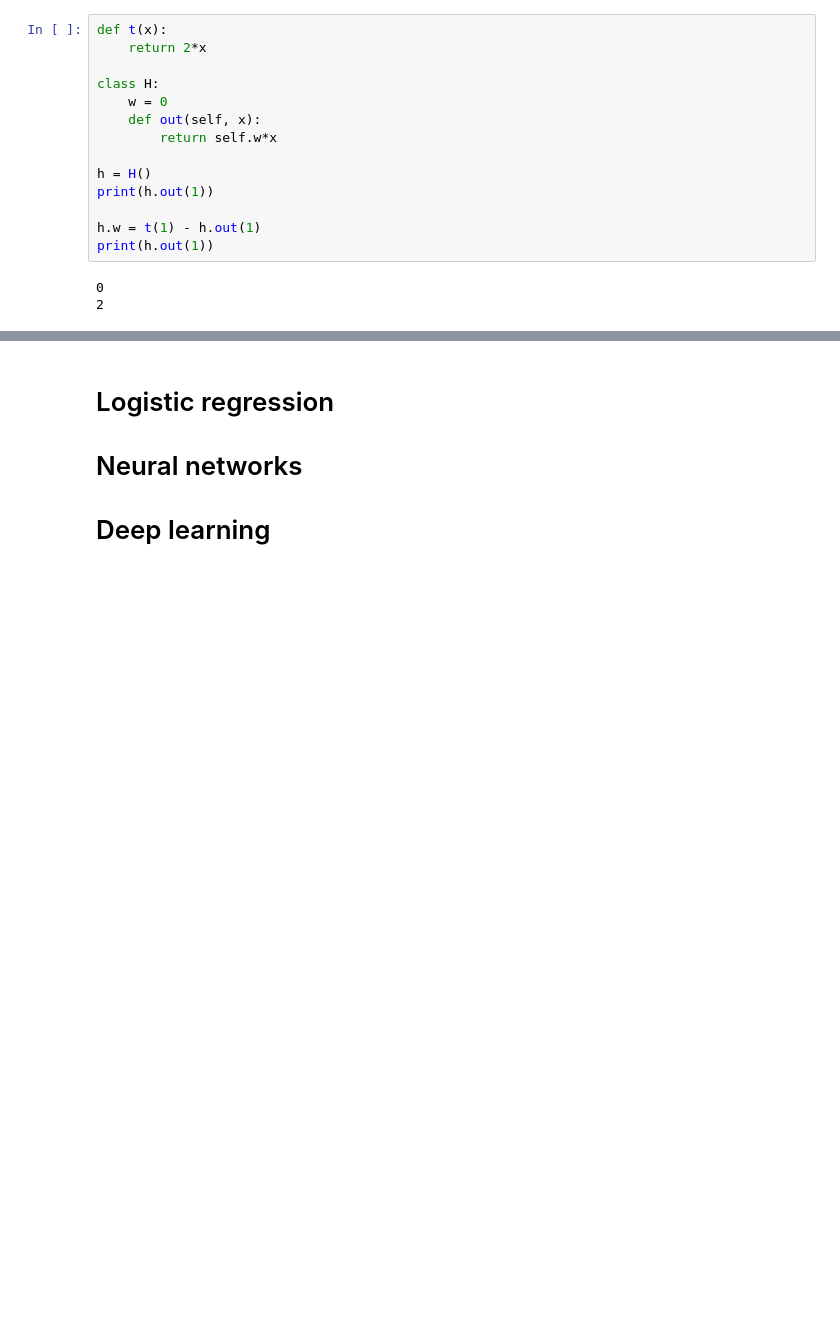
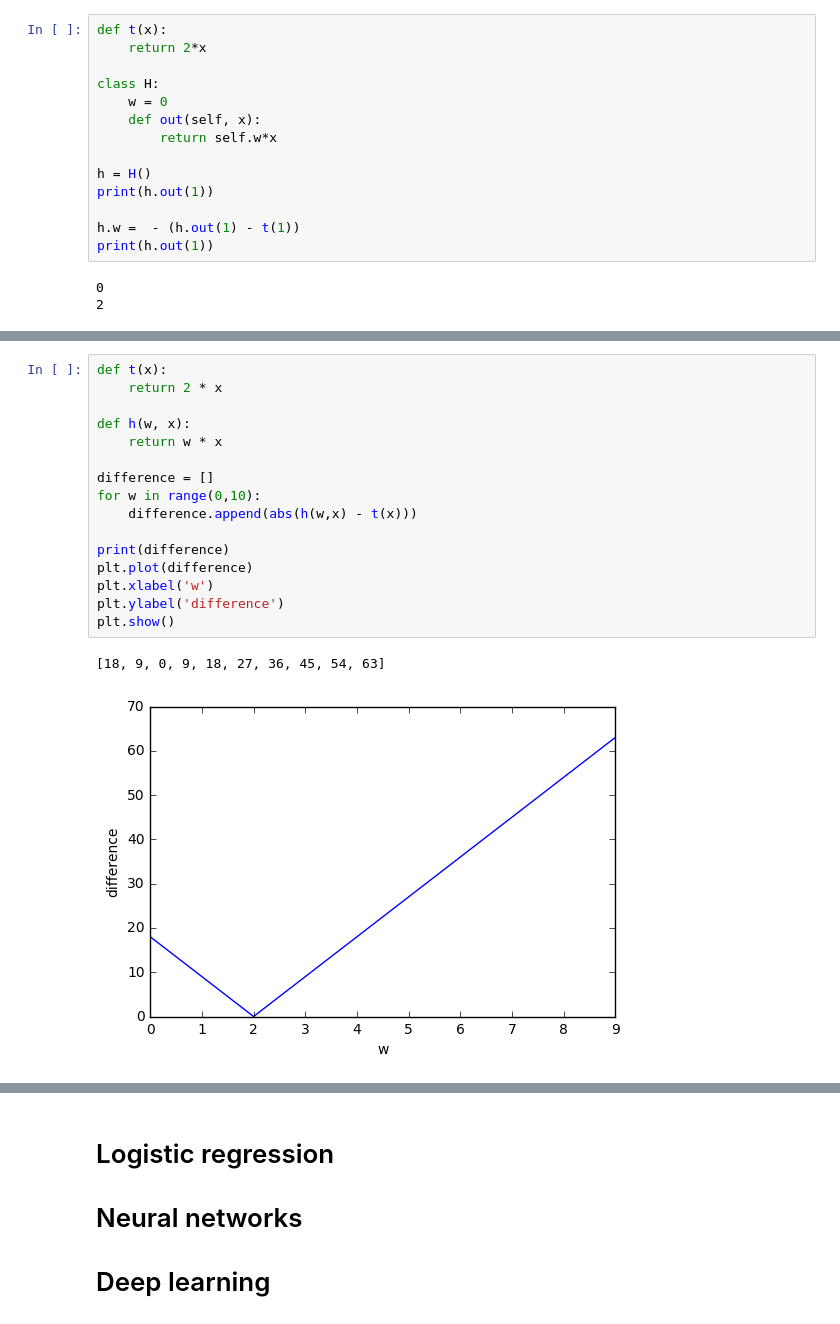
Before and after one commit to jarmop/learning, a Jupyter notebook: theory.ipynb, the cells around one changed output, grey strips where cells are left out. Cells and saved outputs as stored; diff of their text form; blank space fills up the shorter version.

```diff
--- a/theory.ipynb
+++ b/theory.ipynb
@@ -32,7 +32,7 @@ class H:
 h = H()
 print(h.out(1))
 
-h.w = t(1) - h.out(1)
+h.w =  - (h.out(1) - t(1))
 print(h.out(1))
 # %% [output]
 0
@@ -39,0 +64,19 @@ print(h.out(1))
+# %%
+def t(x):
+    return 2 * x
+
+def h(w, x):
+    return w * x
+
+difference = []
+for w in range(0,10):
+    difference.append(abs(h(w,x) - t(x)))
+
+print(difference)
+plt.plot(difference)
+plt.xlabel('w')
+plt.ylabel('difference')
+plt.show()
+# %% [output]
+[18, 9, 0, 9, 18, 27, 36, 45, 54, 63]
+[figure, added]
```
Also changed, not shown: parts of 7 cells of this notebook.
